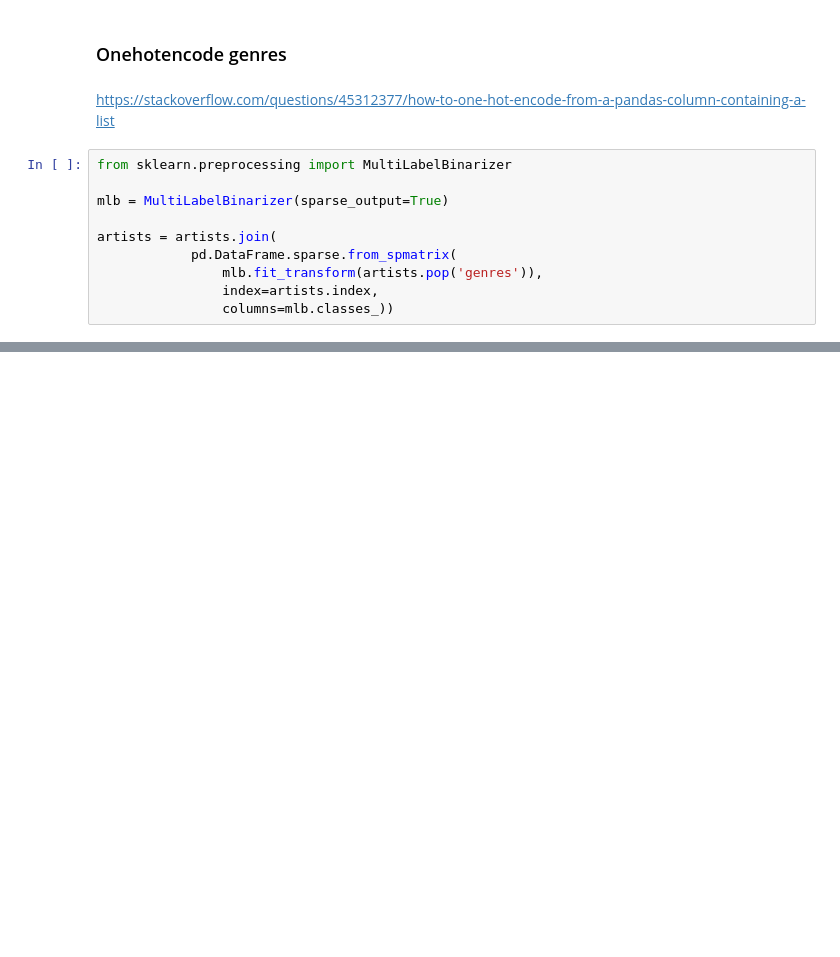
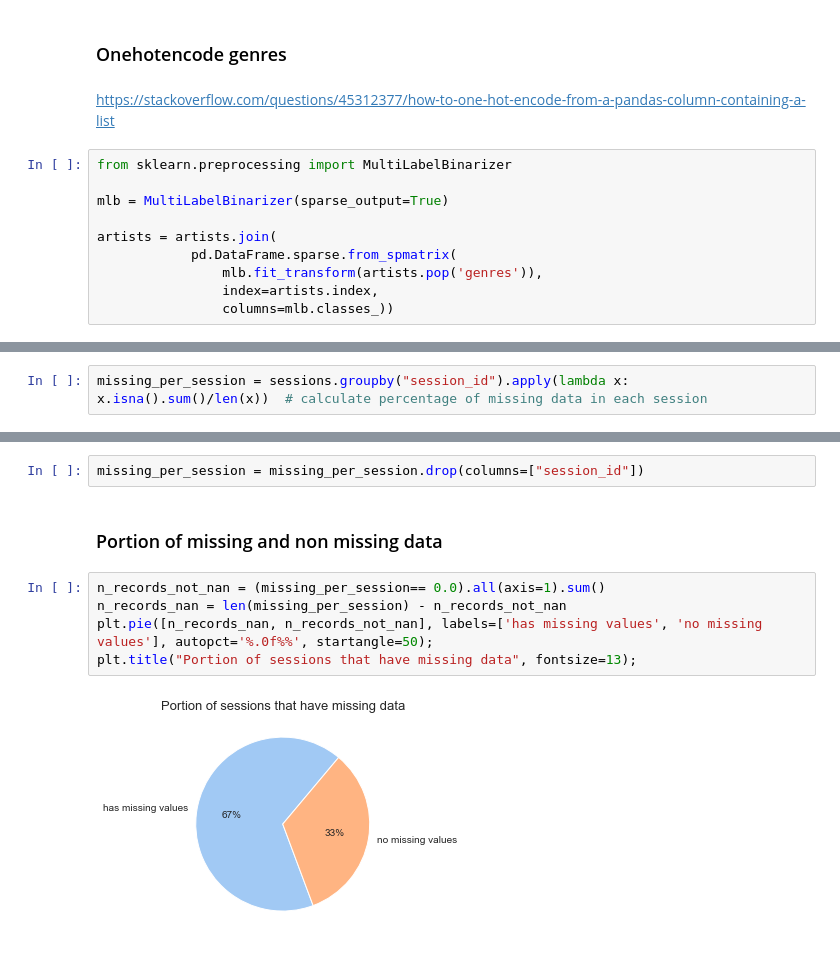
Before and after one commit to RichardStaszkiewicz/WUT-IUM-PROJECT-Music-Recommender-System, a Jupyter notebook: notebooks/data_analysis.ipynb, the cells around one changed output, grey strips where cells are left out. Cells and saved outputs as stored; diff of their text form; blank space fills up the shorter version.

```diff
--- a/notebooks/data_analysis.ipynb
+++ b/notebooks/data_analysis.ipynb
@@ -102,0 +173,2 @@ artists.head()
+# %%
+missing_per_session = sessions.groupby("session_id").apply(lambda x: x.isna().sum()/len(x))  # calculate percentage of missing data in each session
@@ -102,0 +185,11 @@ artists.head()
+# %%
+missing_per_session = missing_per_session.drop(columns=["session_id"])
+# %% [markdown]
+### Portion of missing and non missing data
+# %%
+n_records_not_nan = (missing_per_session== 0.0).all(axis=1).sum()
+n_records_nan = len(missing_per_session) - n_records_not_nan
+plt.pie([n_records_nan, n_records_not_nan], labels=['has missing values', 'no missing values'], autopct='%.0f%%', startangle=50);
+plt.title("Portion of sessions that have missing data", fontsize=13);
+# %% [output]
+[figure, added]
```
Also changed, not shown: parts of 49 cells of this notebook, 3 other files.
